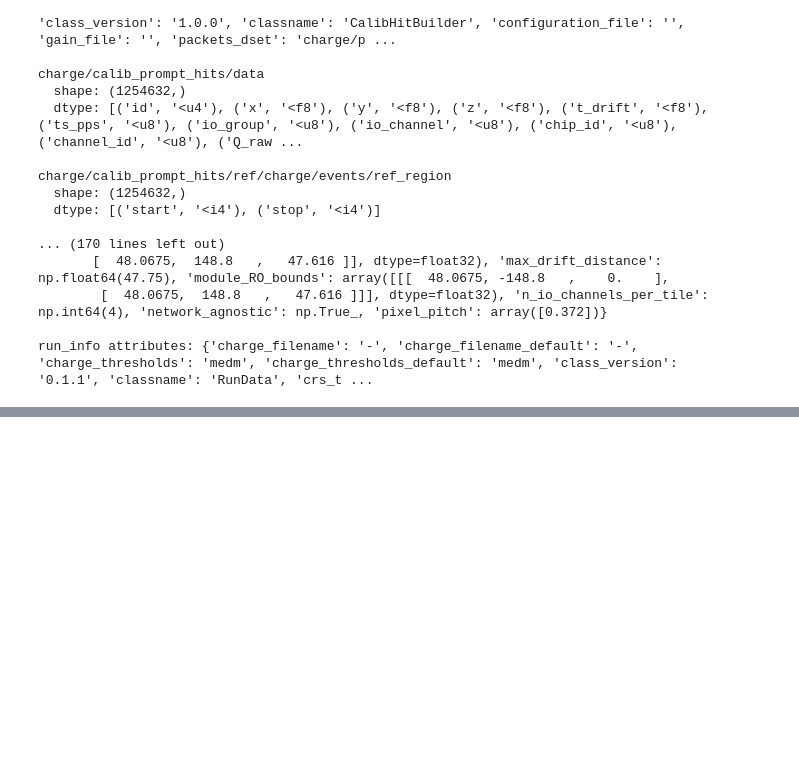
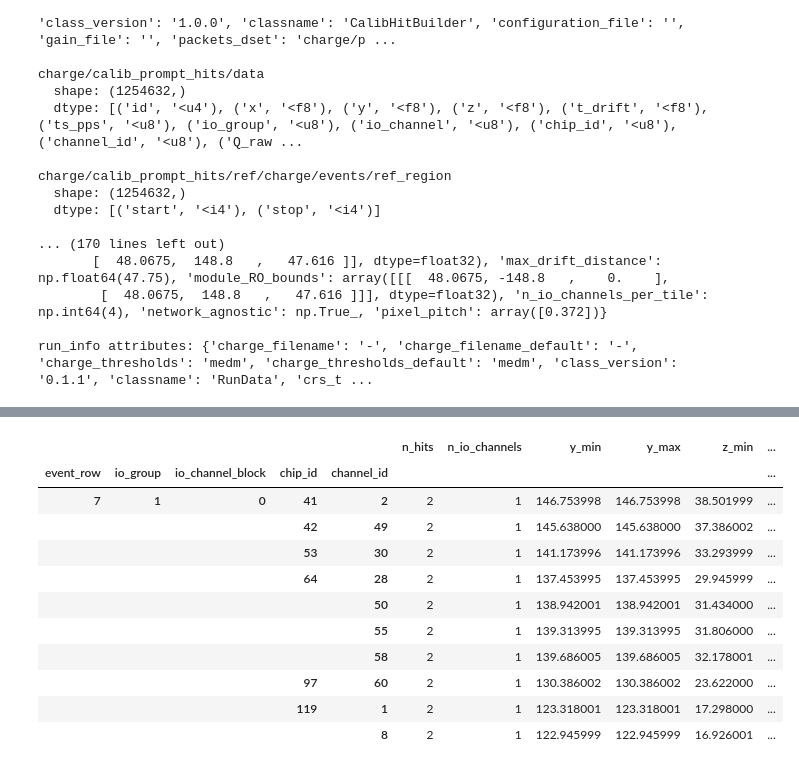
Before and after one commit to caborden/dune-nd-mip-calib, a Jupyter notebook: FSDcubeData.ipynb, the cells around one changed output, grey strips where cells are left out. Saved outputs shown, nothing was run; the diff lists cells and outputs as text; code cells hidden in the pictures; blank space fills up the shorter version.

```diff
--- a/FSDcubeData.ipynb
+++ b/FSDcubeData.ipynb
@@ -66,0 +180,37 @@ Top-level groups: ['charge', 'combined', 'geometry_info', 'lar_info', 'run_info'
+# %%
+assert (hits["io_channel"] >= 1).all()
+
+hits["io_channel_block"] = (
+    (hits["io_channel"].astype("int64") - 1) // 4
+)
+
+pixel_key = [
+    "event_row", "io_group", "io_channel_block",
+    "chip_id", "channel_id"
+]
+
+check = hits.groupby(pixel_key).agg(
+    n_hits=("id", "size"),
+    n_io_channels=("io_channel", "nunique"),
+    y_min=("y", "min"),
+    y_max=("y", "max"),
+    z_min=("z", "min"),
+    z_max=("z", "max"),
+)
+check["y_span"] = check["y_max"] - check["y_min"]
+check["z_span"] = check["z_max"] - check["z_min"]
+
+display(check[check["n_hits"] >= 2])
+# %% [output]
+|  |  |  |  |  | n_hits | n_io_channels | y_min | y_max | z_min | ... |
+| event_row | io_group | io_channel_block | chip_id | channel_id |  |  |  |  |  | ... |
+| 7 | 1 | 0 | 41 | 2 | 2 | 1 | 146.753998 | 146.753998 | 38.501999 | ... |
+|  |  |  | 42 | 49 | 2 | 1 | 145.638000 | 145.638000 | 37.386002 | ... |
+|  |  |  | 53 | 30 | 2 | 1 | 141.173996 | 141.173996 | 33.293999 | ... |
+|  |  |  | 64 | 28 | 2 | 1 | 137.453995 | 137.453995 | 29.945999 | ... |
+|  |  |  |  | 50 | 2 | 1 | 138.942001 | 138.942001 | 31.434000 | ... |
+|  |  |  |  | 55 | 2 | 1 | 139.313995 | 139.313995 | 31.806000 | ... |
+|  |  |  |  | 58 | 2 | 1 | 139.686005 | 139.686005 | 32.178001 | ... |
+|  |  |  | 97 | 60 | 2 | 1 | 130.386002 | 130.386002 | 23.622000 | ... |
+|  |  |  | 119 | 1 | 2 | 1 | 123.318001 | 123.318001 | 17.298000 | ... |
+|  |  |  |  | 8 | 2 | 1 | 122.945999 | 122.945999 | 16.926001 | ... |
```
Also changed, not shown: parts of 5 cells of this notebook.
